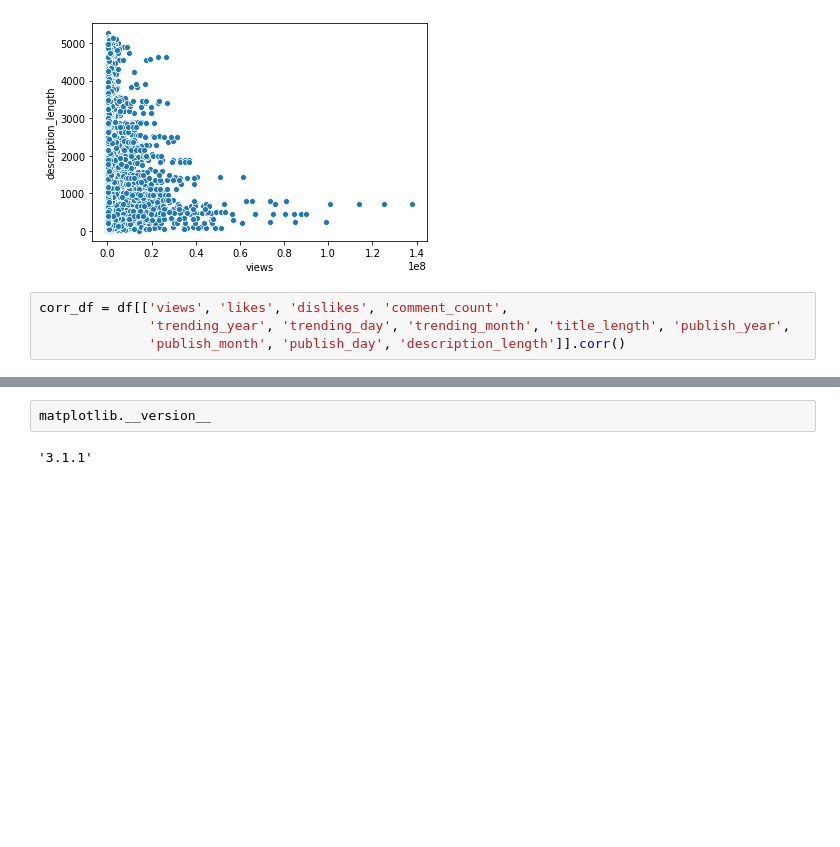
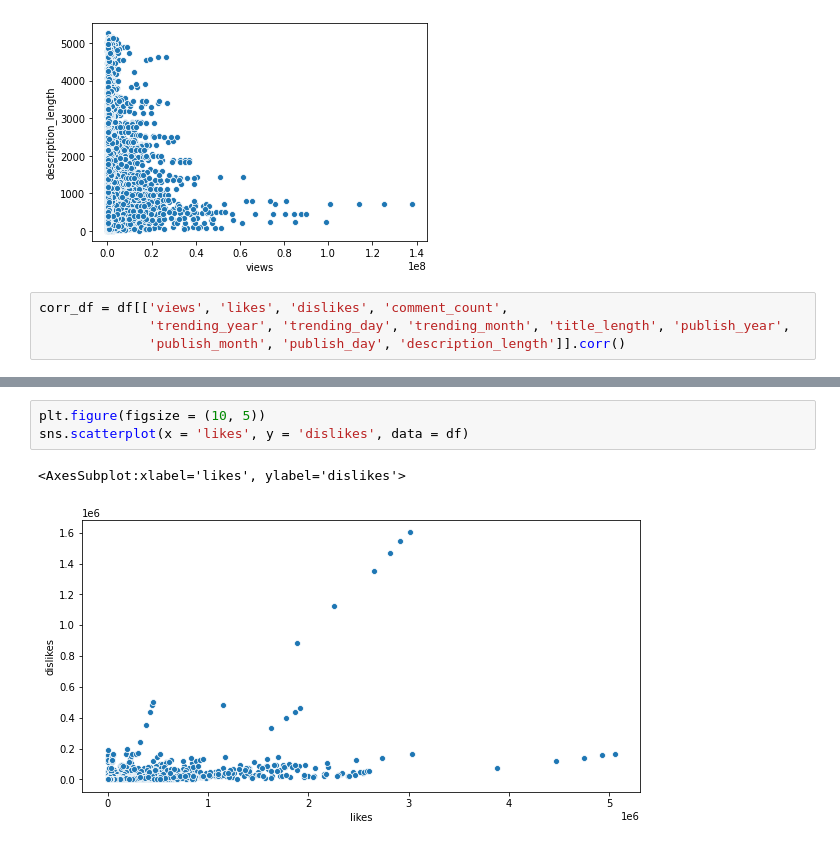
Before and after one commit to suhasmaddali/Youtube-Video-Analysis, a Jupyter notebook: Youtube Video Analysis .ipynb, the cells around one changed output, grey strips where cells are left out. Drawn from its saved outputs; the diff is of its cells as text; blank space fills up the shorter version.

```diff
--- a/Youtube Video Analysis .ipynb
+++ b/Youtube Video Analysis .ipynb
@@ -646,4 +665,6 @@ import matplotlib
 # %%
-matplotlib.__version__
+plt.figure(figsize = (10, 5))
+sns.scatterplot(x = 'likes', y = 'dislikes', data = df)
 # %% [output]
-'3.1.1'
+<AxesSubplot:xlabel='likes', ylabel='dislikes'>
+[figure, added]
```
Also changed, not shown: parts of 28 cells of this notebook.
